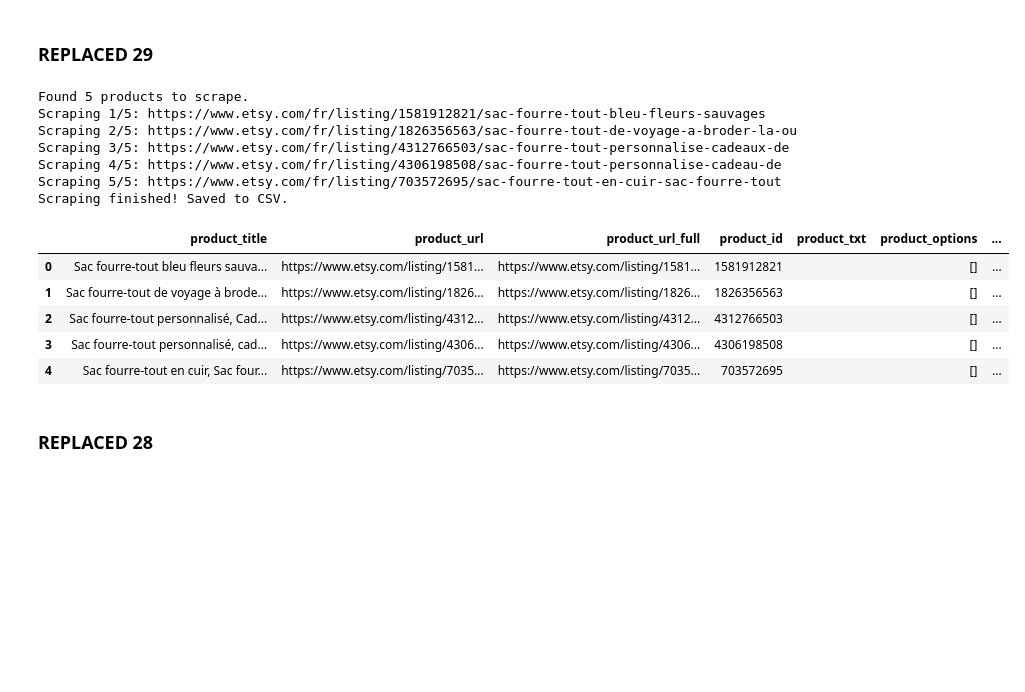
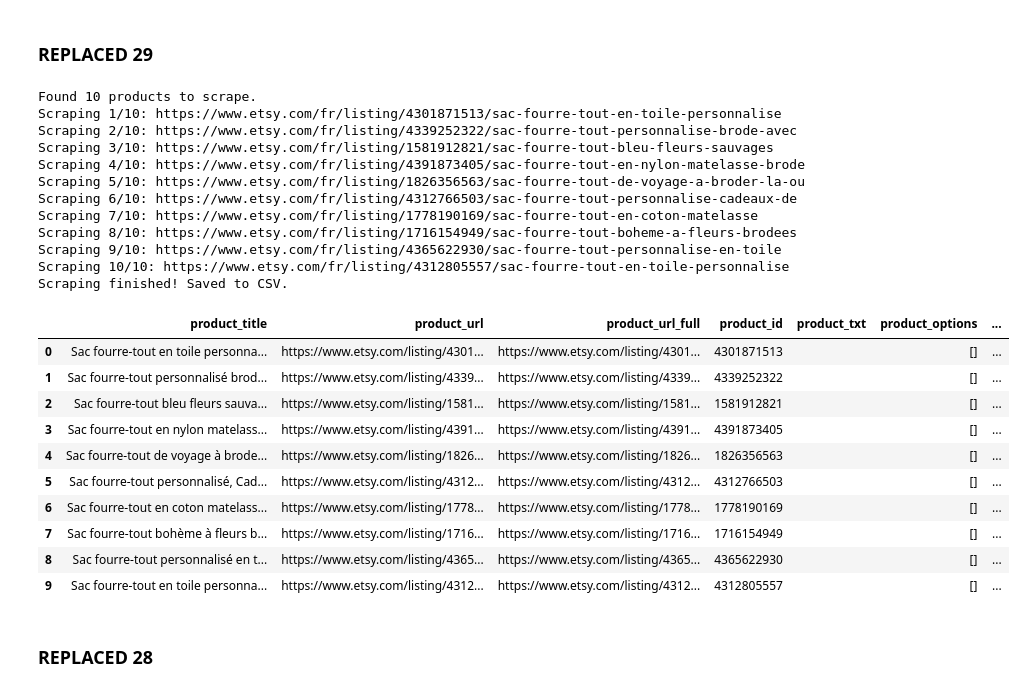
Before and after one commit to samia-boubaya/project_03-Etsy-POD-Trends, a Jupyter notebook: notebooks/SCRAPER.ipynb, the cells around one changed output. Saved outputs shown, nothing was run; the diff lists cells and outputs as text; code cells hidden in the pictures; blank space fills up the shorter version.

```diff
--- a/notebooks/SCRAPER.ipynb
+++ b/notebooks/SCRAPER.ipynb
@@ -483,45 +2067,55 @@ def scrape_products_first_page(search_query="tote bag", product_limit=5):
             product_urls.append(url)
         if len(product_urls) >= product_limit:
             break
 
     print(f"Found {len(product_urls)} products to scrape.")
     all_products = []
 
     for idx, url in enumerate(product_urls, start=1):
         try:
             print(f"Scraping {idx}/{len(product_urls)}: {url}")
             data = extract_etsy_product(url)
             all_products.append(data)
         except Exception as e:
             print(f"Error scraping {url}: {e}")
         time.sleep(random.uniform(2,4))
 
     return all_products
 
 # --------------------------
 # Run scraper
 # --------------------------
 if __name__ == "__main__":
-    product_limit = 5  # change this to the number of products you want to scrape
+    product_limit = 10  # change this to the number of products you want to scrape
     all_products = scrape_products_first_page("tote bag", product_limit=product_limit)
     df = pd.DataFrame(all_products)
     df.to_csv("../data/raw/29_extracted_data.csv", index=False)
     print("Scraping finished! Saved to CSV.")
 df.head(10)
 # %% [output]
-Found 5 products to scrape.
-Scraping 1/5: https://www.etsy.com/fr/listing/1581912821/sac-fourre-tout-bleu-fleurs-sauvages
-Scraping 2/5: https://www.etsy.com/fr/listing/1826356563/sac-fourre-tout-de-voyage-a-broder-la-ou
-Scraping 3/5: https://www.etsy.com/fr/listing/4312766503/sac-fourre-tout-personnalise-cadeaux-de
-Scraping 4/5: https://www.etsy.com/fr/listing/4306198508/sac-fourre-tout-personnalise-cadeau-de
-Scraping 5/5: https://www.etsy.com/fr/listing/703572695/sac-fourre-tout-en-cuir-sac-fourre-tout
+Found 10 products to scrape.
+Scraping 1/10: https://www.etsy.com/fr/listing/4301871513/sac-fourre-tout-en-toile-personnalise
+Scraping 2/10: https://www.etsy.com/fr/listing/4339252322/sac-fourre-tout-personnalise-brode-avec
+Scraping 3/10: https://www.etsy.com/fr/listing/1581912821/sac-fourre-tout-bleu-fleurs-sauvages
+Scraping 4/10: https://www.etsy.com/fr/listing/4391873405/sac-fourre-tout-en-nylon-matelasse-brode
+Scraping 5/10: https://www.etsy.com/fr/listing/1826356563/sac-fourre-tout-de-voyage-a-broder-la-ou
+Scraping 6/10: https://www.etsy.com/fr/listing/4312766503/sac-fourre-tout-personnalise-cadeaux-de
+Scraping 7/10: https://www.etsy.com/fr/listing/1778190169/sac-fourre-tout-en-coton-matelasse
+Scraping 8/10: https://www.etsy.com/fr/listing/1716154949/sac-fourre-tout-boheme-a-fleurs-brodees
+Scraping 9/10: https://www.etsy.com/fr/listing/4365622930/sac-fourre-tout-personnalise-en-toile
+Scraping 10/10: https://www.etsy.com/fr/listing/4312805557/sac-fourre-tout-en-toile-personnalise
 Scraping finished! Saved to CSV.
 |  | product_title | product_url | product_url_full | product_id | product_txt | product_options | ... |
-| 0 | Sac fourre-tout bleu fleurs sauva... | https://www.etsy.com/listing/1581... | https://www.etsy.com/listing/1581... | 1581912821 |  | [] | ... |
-| 1 | Sac fourre-tout de voyage à brode... | https://www.etsy.com/listing/1826... | https://www.etsy.com/listing/1826... | 1826356563 |  | [] | ... |
-| 2 | Sac fourre-tout personnalisé, Cad... | https://www.etsy.com/listing/4312... | https://www.etsy.com/listing/4312... | 4312766503 |  | [] | ... |
-| 3 | Sac fourre-tout personnalisé, cad... | https://www.etsy.com/listing/4306... | https://www.etsy.com/listing/4306... | 4306198508 |  | [] | ... |
-| 4 | Sac fourre-tout en cuir, Sac four... | https://www.etsy.com/listing/7035... | https://www.etsy.com/listing/7035... | 703572695 |  | [] | ... |
+| 0 | Sac fourre-tout en toile personna... | https://www.etsy.com/listing/4301... | https://www.etsy.com/listing/4301... | 4301871513 |  | [] | ... |
+| 1 | Sac fourre-tout personnalisé brod... | https://www.etsy.com/listing/4339... | https://www.etsy.com/listing/4339... | 4339252322 |  | [] | ... |
+| 2 | Sac fourre-tout bleu fleurs sauva... | https://www.etsy.com/listing/1581... | https://www.etsy.com/listing/1581... | 1581912821 |  | [] | ... |
+| 3 | Sac fourre-tout en nylon matelass... | https://www.etsy.com/listing/4391... | https://www.etsy.com/listing/4391... | 4391873405 |  | [] | ... |
+| 4 | Sac fourre-tout de voyage à brode... | https://www.etsy.com/listing/1826... | https://www.etsy.com/listing/1826... | 1826356563 |  | [] | ... |
+| 5 | Sac fourre-tout personnalisé, Cad... | https://www.etsy.com/listing/4312... | https://www.etsy.com/listing/4312... | 4312766503 |  | [] | ... |
+| 6 | Sac fourre-tout en coton matelass... | https://www.etsy.com/listing/1778... | https://www.etsy.com/listing/1778... | 1778190169 |  | [] | ... |
+| 7 | Sac fourre-tout bohème à fleurs b... | https://www.etsy.com/listing/1716... | https://www.etsy.com/listing/1716... | 1716154949 |  | [] | ... |
+| 8 | Sac fourre-tout personnalisé en t... | https://www.etsy.com/listing/4365... | https://www.etsy.com/listing/4365... | 4365622930 |  | [] | ... |
+| 9 | Sac fourre-tout en toile personna... | https://www.etsy.com/listing/4312... | https://www.etsy.com/listing/4312... | 4312805557 |  | [] | ... |
 # %% [markdown]
 ### REPLACED 28
 # %%
```
Also changed, not shown: parts of 10 cells of this notebook, 7 other files.
